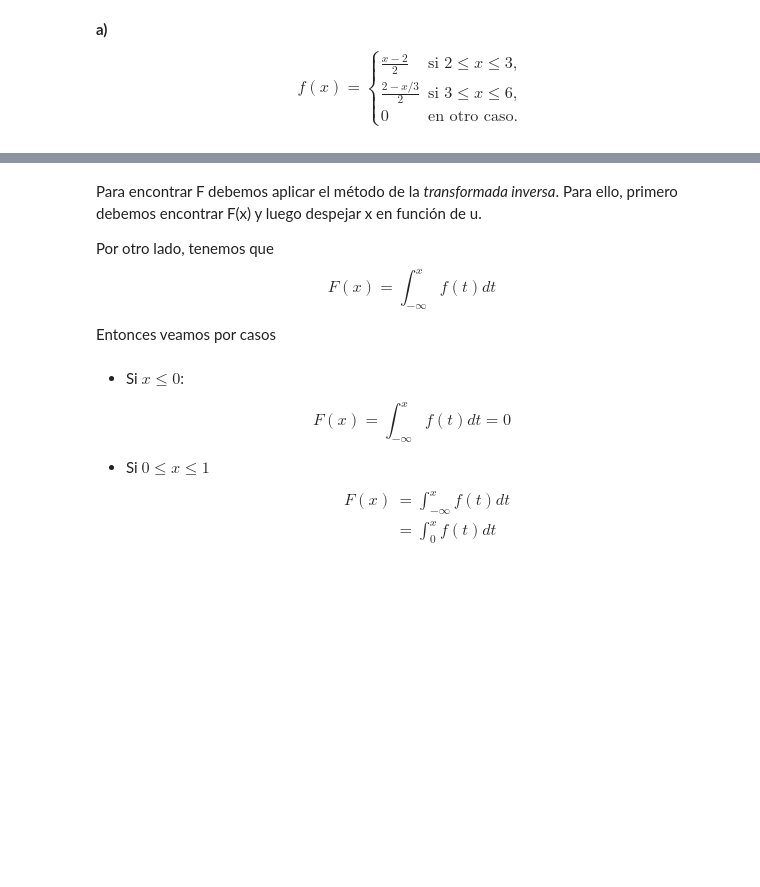
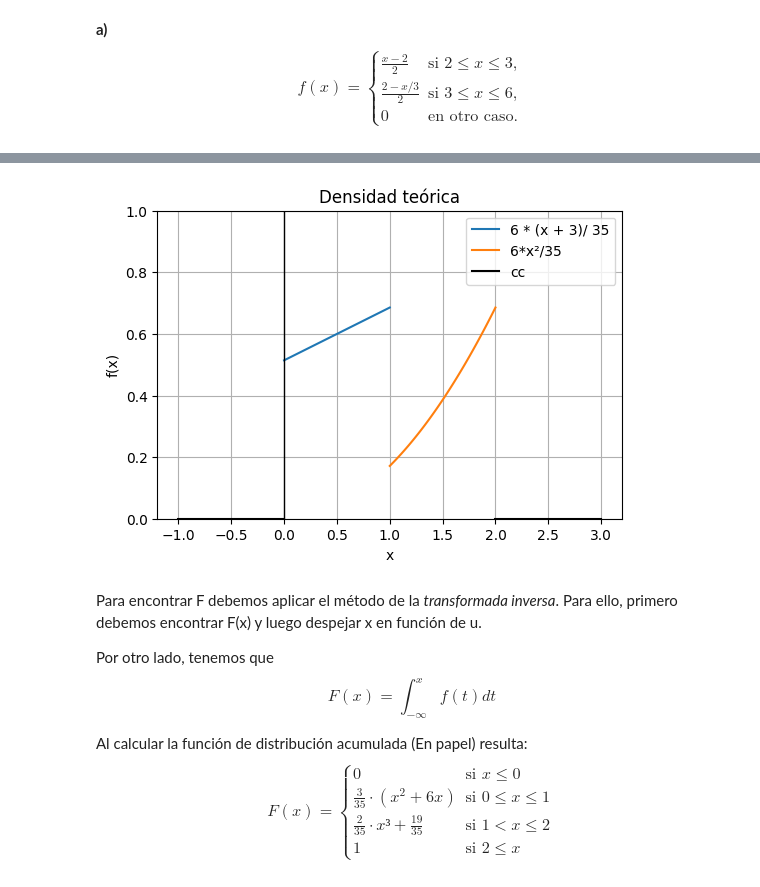
Before and after one commit to alvaro-mediina/modelos-y-simulacion-2025, a Jupyter notebook: tp5-var-aleatorias-continuas/Ejercicio-1.ipynb, the cells around one changed output, grey strips where cells are left out. Cells and saved outputs as stored; diff of their text form; code cells hidden in the pictures; blank space fills up the shorter version.

```diff
--- a/tp5-var-aleatorias-continuas/Ejercicio-1.ipynb
+++ b/tp5-var-aleatorias-continuas/Ejercicio-1.ipynb
@@ -92,6 +101,36 @@ f(x) =
 0 & \text{en otro caso}
 \end{cases}
 \end{equation*}
+# %%
+#Densidad de probabilidad
+x0_1 = np.linspace(0, 1, 100) #Espaciados por tramo para simular suavitud
+x1_2 = np.linspace(1, 2, 100)
+x_left = np.linspace(-1, 0, 100)
+x_right = np.linspace(2, 3, 100)
+
+#Función definida de a partes
+f_left = np.zeros_like(x_left)
+f_1 = ((6 * (x0_1 + 3)) / 35)
+f_2 = ((6 * (x1_2 ** 2)) / 35)
+f_right = np.zeros_like(x_right)
+
+plt.figure(figsize=(6,4))
+plt.plot(x_left, f_left, color='black')
+plt.plot(x0_1, f_1, label='6 * (x + 3)/ 35')
+plt.plot(x1_2, f_2, label='6*x²/35')
+plt.plot(x_right, f_right, label='cc', color='black')
+
+# Estilo
+plt.title('Densidad teórica')
+plt.xlabel('x')
+plt.ylabel('f(x)')
+plt.legend()
+plt.grid(True)
+plt.axvline(0, color='black', linewidth=1)
+plt.ylim(0, 1)
+plt.show()
+# %% [output]
+[figure, added]
 # %% [markdown]
 Para encontrar F debemos aplicar el método de la *transformada inversa*.
 Para ello, primero debemos encontrar F(x) y luego despejar x en función de u.
@@ -101,16 +140,13 @@ Por otro lado, tenemos que
 F(x) = \int_{-\infty}^{x} f(t) dt
 \end{equation*}
 
-Entonces veamos por casos
+Al calcular la función de distribución acumulada (En papel) resulta:
+\begin{equation*}
+    F(x) =
+    \begin{cases}
+        0 & \text{si } x \leq 0 \\
+        \frac{3}{35}\cdot(x^2+6x) & \text{si } 0 \leq x \leq 1 \\
+        \frac{2}{35}\cdot x³ + \frac{19}{35} & \text{si } 1 < x \leq 2 \\
+        1 & \text{si } 2 \leq x
+    \end{cases}
+\end{equation*}
-# %% [markdown]
-- Si $x \leq 0$:
-
-\begin{equation*}
-F(x) = \int_{-\infty}^{x} f(t) dt = 0
-\end{equation*}
-
-- Si $0 \leq x \leq 1  $
-\begin{align*}
-        F(x) &= \int_{-\infty}^{x} f(t) dt \\
-             &= \int_{0}^{x} f(t) dt
-\end{align*}
```
Also changed, not shown: parts of 8 cells of this notebook.
